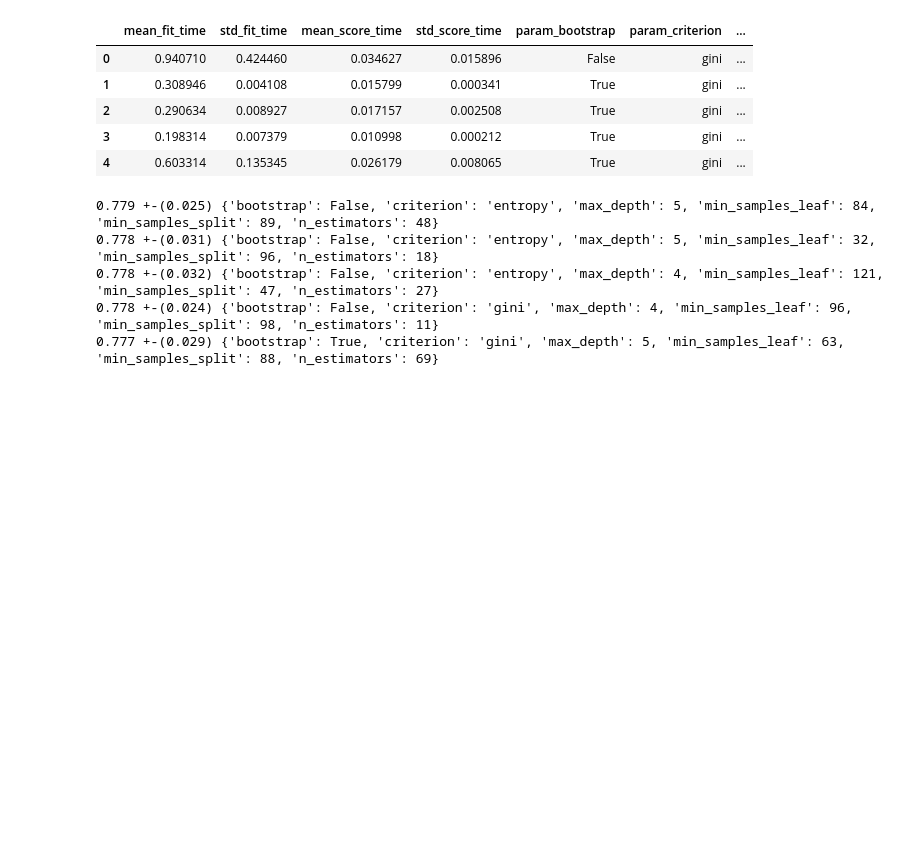
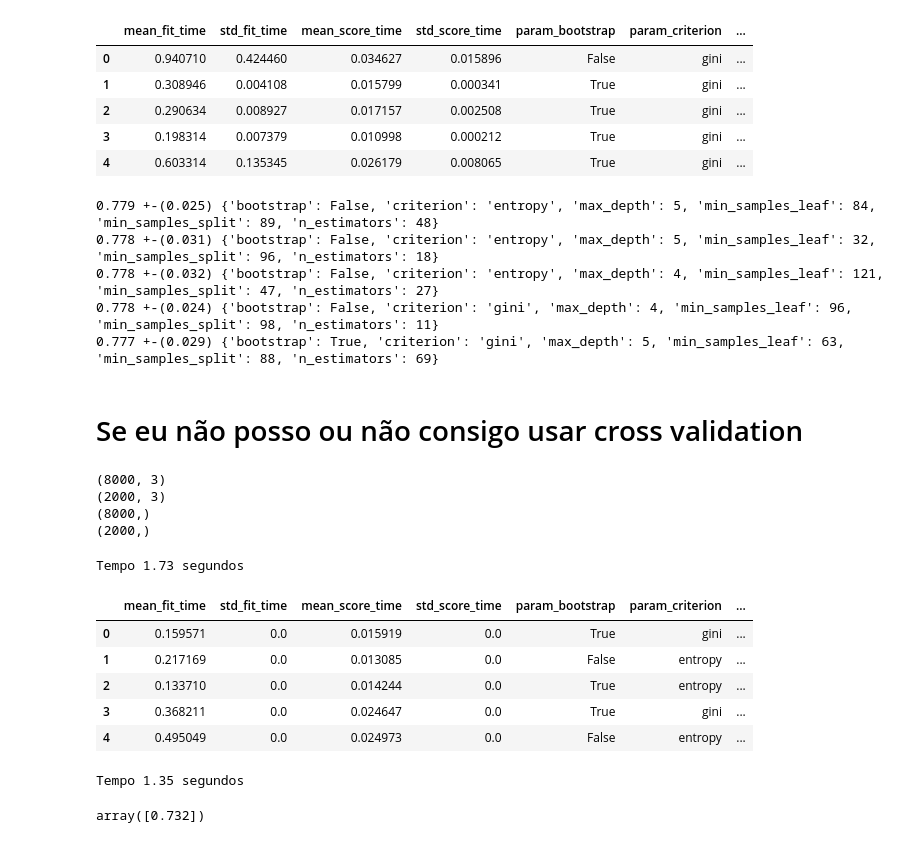
Before and after one commit to mateusopaiva/machine-learning-otimizacao, a Jupyter notebook: Machine_Learning_otimização_de_modelos_através_de_hiperparâmetros.ipynb, the cells around one changed output. Saved outputs shown, nothing was run; the diff lists cells and outputs as text; code cells hidden in the pictures; blank space fills up the shorter version.

```diff
--- a/Machine_Learning_otimização_de_modelos_através_de_hiperparâmetros.ipynb
+++ b/Machine_Learning_otimização_de_modelos_através_de_hiperparâmetros.ipynb
@@ -973,3 +973,70 @@ for indice, linha in resultados_ordenados_pela_media[:5].iterrows():
 0.778 +-(0.032) {'bootstrap': False, 'criterion': 'entropy', 'max_depth': 4, 'min_samples_leaf': 121, 'min_samples_split': 47, 'n_estimators': 27}
 0.778 +-(0.024) {'bootstrap': False, 'criterion': 'gini', 'max_depth': 4, 'min_samples_leaf': 96, 'min_samples_split': 98, 'n_estimators': 11}
 0.777 +-(0.029) {'bootstrap': True, 'criterion': 'gini', 'max_depth': 5, 'min_samples_leaf': 63, 'min_samples_split': 88, 'n_estimators': 69}
+# %% [markdown]
+# Se eu não posso ou não consigo usar cross validation
+# %%
+# 0.6 treino     => treino
+# 0.2 teste      => dev teste
+# 0.2 validacao  => validacao
+
+from sklearn.model_selection import train_test_split
+
+SEED=301
+np.random.seed(SEED)
+
+x_treino_teste, x_validacao, y_treino_teste, y_validacao = train_test_split(x_azar, y_azar, test_size=0.2, shuffle=True, stratify=y_azar)
+print(x_treino_teste.shape)
+print(x_validacao.shape)
+print(y_treino_teste.shape)
+print(y_validacao.shape)
+# %% [output]
+(8000, 3)
+(2000, 3)
+(8000,)
+(2000,)
+# %%
+from sklearn.model_selection import StratifiedShuffleSplit
+
+espaco_de_parametros = {
+    "n_estimators" :randint(10, 101),
+    "max_depth" : randint(3, 6),
+    "min_samples_split" : randint(32, 129),
+    "min_samples_leaf" : randint(32, 129),
+    "bootstrap" : [True, False],
+    "criterion" : ["gini", "entropy"]
+}
+
+split = StratifiedShuffleSplit(n_splits = 1, test_size = 0.25)
+
+tic = time.time()
+busca = RandomizedSearchCV(RandomForestClassifier(),
+                    espaco_de_parametros,
+                    n_iter = 5,
+                    cv = split)
+busca.fit(x_treino_teste, y_treino_teste)
+tac = time.time()
+tempo_que_passou = tac - tic
+print("Tempo %.2f segundos" % tempo_que_passou)
+
+
+resultados = pd.DataFrame(busca.cv_results_)
+resultados.head()
+# %% [output]
+Tempo 1.73 segundos
+|  | mean_fit_time | std_fit_time | mean_score_time | std_score_time | param_bootstrap | param_criterion | ... |
+| 0 | 0.159571 | 0.0 | 0.015919 | 0.0 | True | gini | ... |
+| 1 | 0.217169 | 0.0 | 0.013085 | 0.0 | False | entropy | ... |
+| 2 | 0.133710 | 0.0 | 0.014244 | 0.0 | True | entropy | ... |
+| 3 | 0.368211 | 0.0 | 0.024647 | 0.0 | True | gini | ... |
+| 4 | 0.495049 | 0.0 | 0.024973 | 0.0 | False | entropy | ... |
+# %%
+tic = time.time()
+scores = cross_val_score(busca, x_validacao, y_validacao, cv = split)
+tac = time.time()
+tempo_passado = tac - tic
+print("Tempo %.2f segundos" % tempo_passado)
+scores
+# %% [output]
+Tempo 1.35 segundos
+array([0.732])
```
